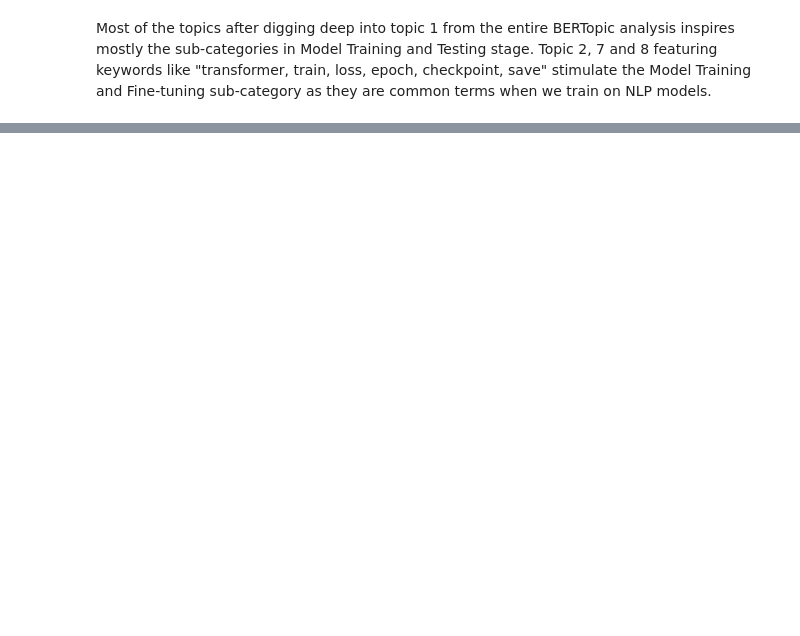
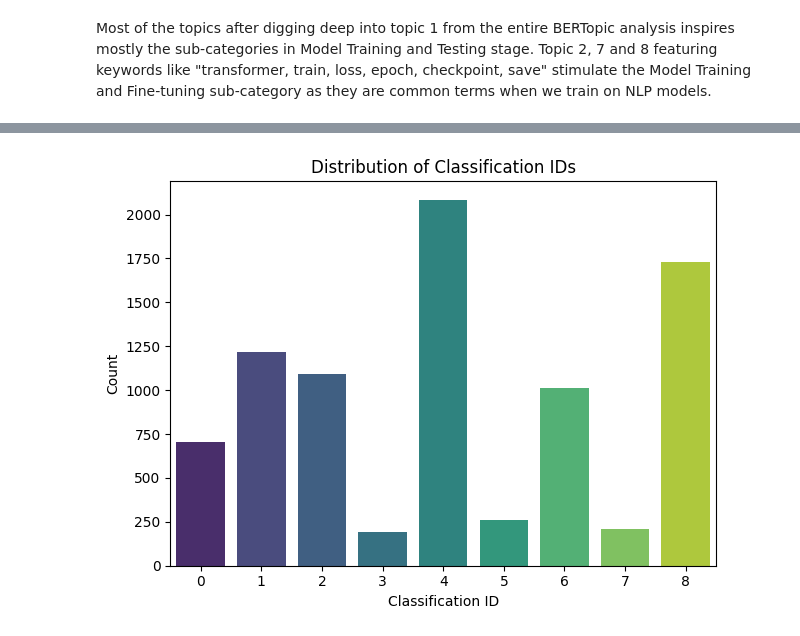
Before and after one commit to GuGu97/NLP_A2_2025, a Jupyter notebook: main.ipynb, the cells around one changed output, grey strips where cells are left out. Cells and saved outputs as stored; diff of their text form; code cells hidden in the pictures; blank space fills up the shorter version.

```diff
--- a/main.ipynb
+++ b/main.ipynb
@@ -249,3 +249,7 @@ subset_topic_info_1
 | 9 | 8 | 14 | 8_label_multi_column_headline | [label, multi, column, headline, ... | [multilabelbinarizer return null ... |
 # %% [markdown]
 Most of the topics after digging deep into topic 1 from the entire BERTopic analysis inspires mostly the sub-categories in Model Training and Testing stage. Topic 2, 7 and 8 featuring keywords like "transformer, train, loss, epoch, checkpoint, save" stimulate the Model Training and Fine-tuning sub-category as they are common terms when we train on NLP models.
+# %%
+import model.classify_model as classifier
+
+tfm_classifier, tfm_tokenizer = classifier.transformer_model_init()
@@ -251,0 +418,14 @@ Most of the topics after digging deep into topic 1 from the entire BERTopic anal
+# %%
+label_0_q_ids = classified_df[classified_df['classification_id'] == 0]['q_id']
+
+data_label_0 = data[data['q_id'].isin(label_0_q_ids)]
+
+classified_df_label_0 = classifier.classify_all(
+    data_label_0,
+    tfm_classifier,
+    tfm_tokenizer,
+    prompt_style,
+    batch_size=10,
+    max_chars=2000,
+    max_tokens=2048,
+)
@@ -251,0 +448,7 @@ Most of the topics after digging deep into topic 1 from the entire BERTopic anal
+# %%
+classified_df.set_index('q_id', inplace=True)
+classified_df_label_0.set_index('q_id', inplace=True)
+
+classified_df.update(classified_df_label_0)
+
+# classified_df.reset_index(inplace=True)
@@ -251,0 +457,4 @@ Most of the topics after digging deep into topic 1 from the entire BERTopic anal
+# %%
+classifier.result_visualize(classified_df_label_0)
+# %% [output]
+[figure, added]
```
Also changed, not shown: parts of 18 cells of this notebook, 20 other files.
